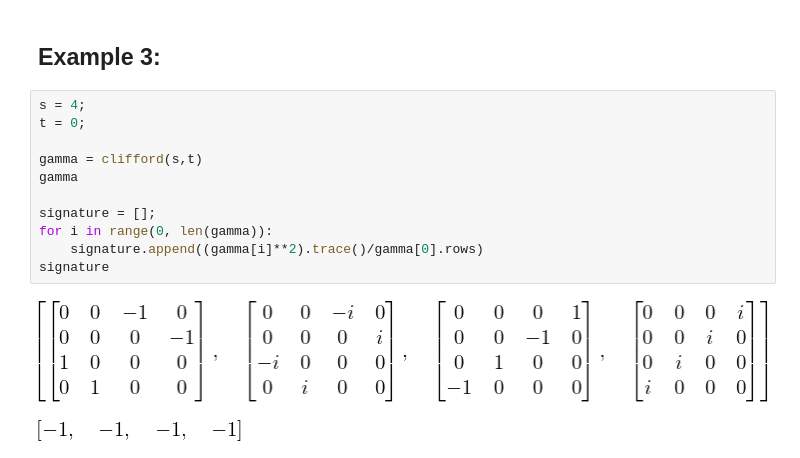
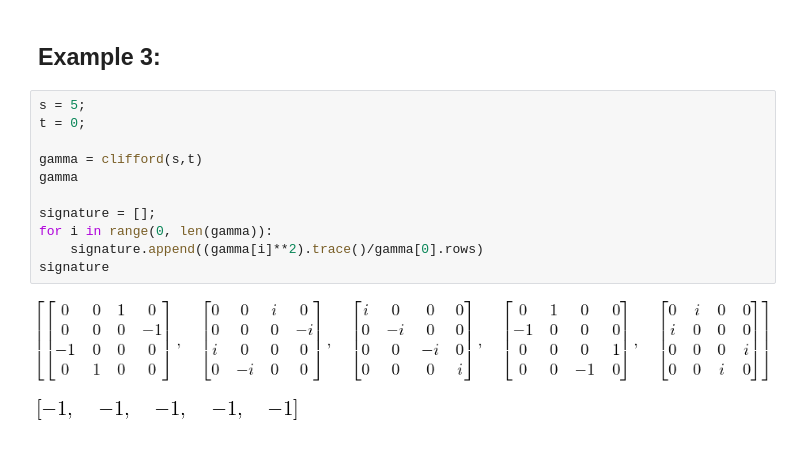
Before and after one commit to lucacassia/clifford, a Jupyter notebook: clifford.ipynb, the cells around one changed output. Drawn from its saved outputs; the diff is of its cells as text.

```diff
--- a/clifford.ipynb
+++ b/clifford.ipynb
@@ -385,16 +385,16 @@ True
 # %% [markdown]
 ## Example 3:
 # %%
-s = 4;
+s = 5;
 t = 0;
 
 gamma = clifford(s,t)
 gamma
 
 signature = [];
 for i in range(0, len(gamma)):
     signature.append((gamma[i]**2).trace()/gamma[0].rows)
 signature
 # %% [output]
-[figure, old version]
+[figure, new version]
-[figure, old version]
+[figure, new version]
```
Also changed, not shown: parts of 6 cells of this notebook.
